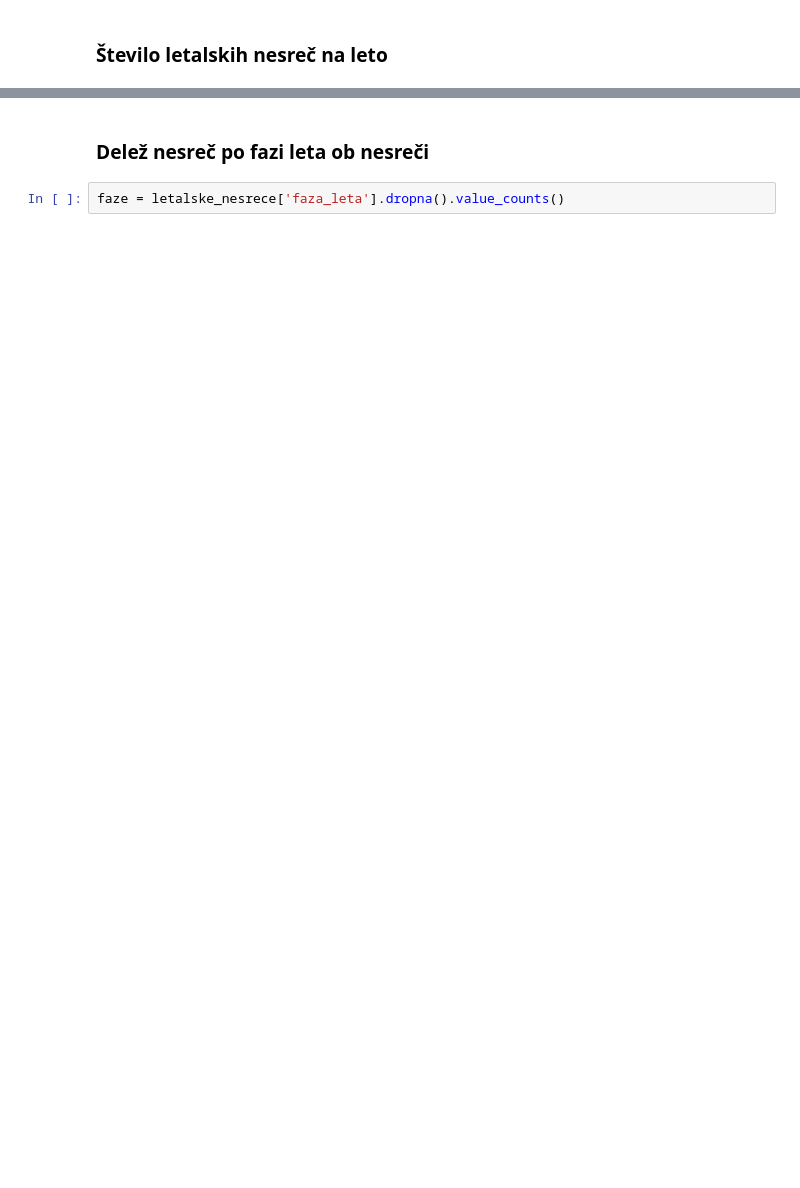
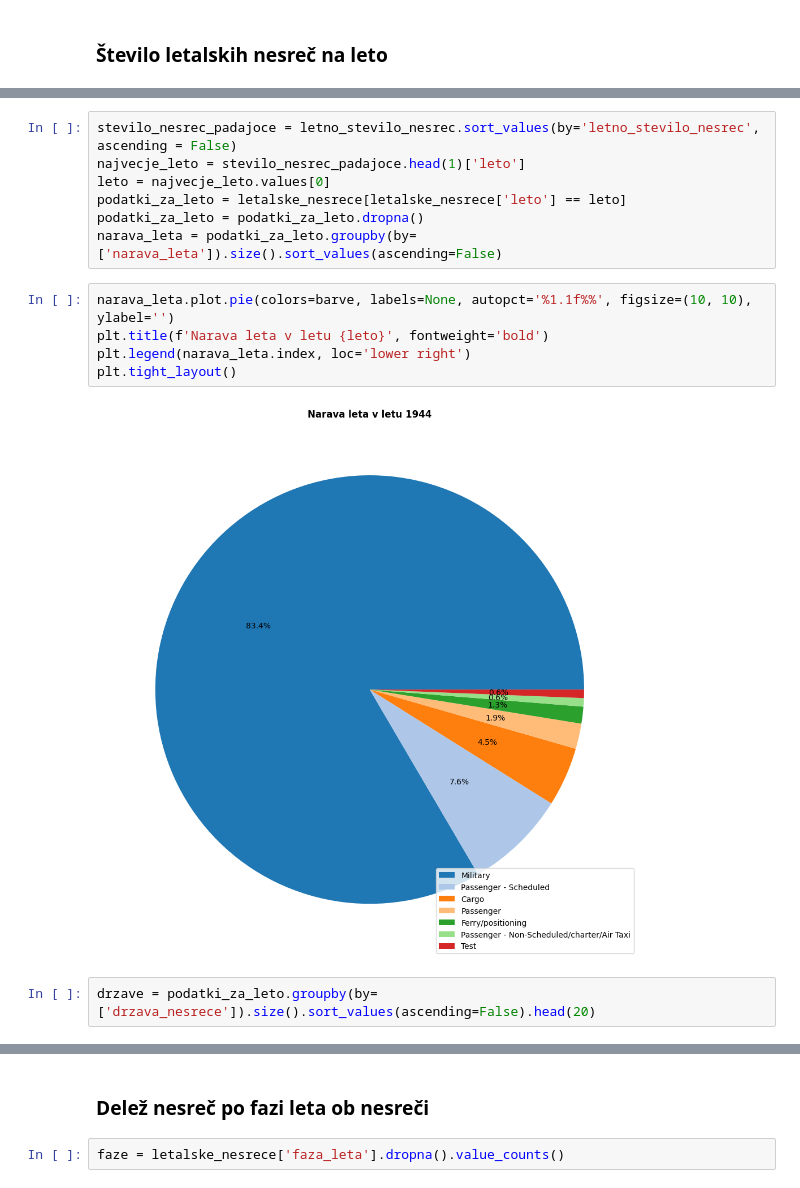
Before and after one commit to kajazefran/Projektna_naloga, a Jupyter notebook: analiza.ipynb, the cells around one changed output, grey strips where cells are left out. Saved outputs shown, nothing was run; the diff lists cells and outputs as text; blank space fills up the shorter version.

```diff
--- a/analiza.ipynb
+++ b/analiza.ipynb
@@ -119,0 +65,16 @@ nesrece_leto_drzava
+# %%
+stevilo_nesrec_padajoce = letno_stevilo_nesrec.sort_values(by='letno_stevilo_nesrec', ascending = False)
+najvecje_leto = stevilo_nesrec_padajoce.head(1)['leto']
+leto = najvecje_leto.values[0]
+podatki_za_leto = letalske_nesrece[letalske_nesrece['leto'] == leto]
+podatki_za_leto = podatki_za_leto.dropna()
+narava_leta = podatki_za_leto.groupby(by=['narava_leta']).size().sort_values(ascending=False)
+# %%
+narava_leta.plot.pie(colors=barve, labels=None, autopct='%1.1f%%', figsize=(10, 10), ylabel='')
+plt.title(f'Narava leta v letu {leto}', fontweight='bold')
+plt.legend(narava_leta.index, loc='lower right')
+plt.tight_layout()
+# %% [output]
+[figure, added]
+# %%
+drzave = podatki_za_leto.groupby(by=['drzava_nesrece']).size().sort_values(ascending=False).head(20)
```
Also changed, not shown: parts of 29 cells of this notebook.
